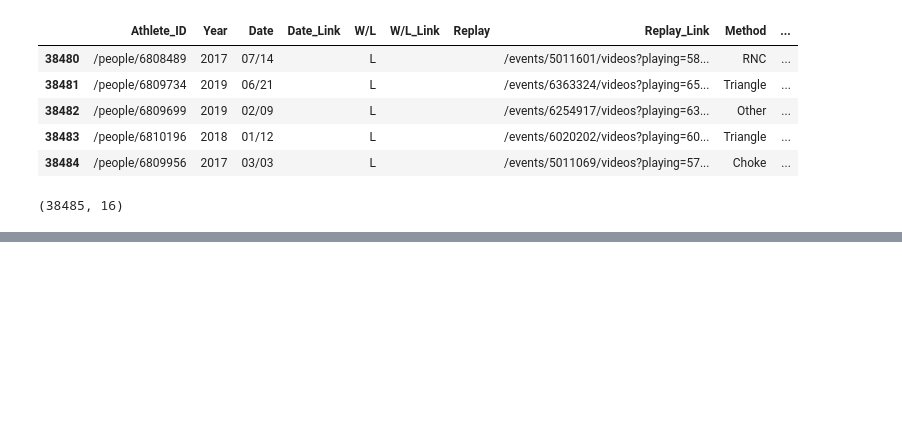
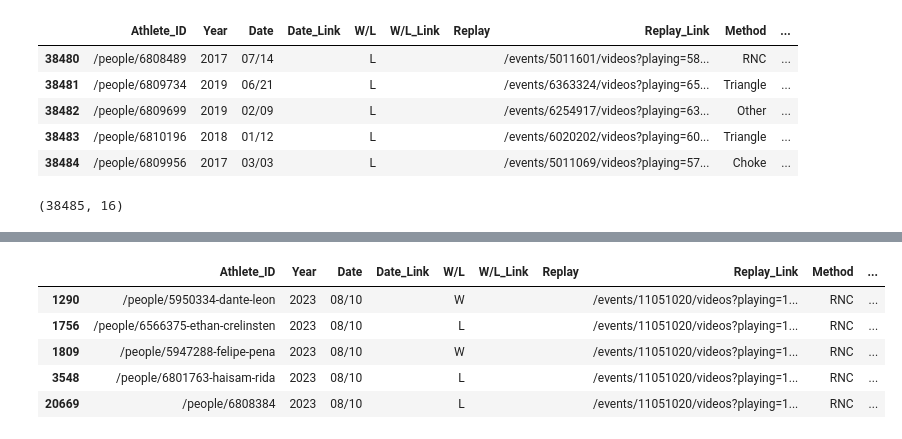
Before and after one commit to gossdante/bjj_network, a Jupyter notebook: bjj.ipynb, the cells around one changed output, grey strips where cells are left out. Saved outputs shown, nothing was run; the diff lists cells and outputs as text; code cells hidden in the pictures; blank space fills up the shorter version.

```diff
--- a/bjj.ipynb
+++ b/bjj.ipynb
@@ -494,0 +553,17 @@ con.commit()
+# %%
+# Apparently some matches were recorded as an athlete fighting themselves so lets get rid of that
+All_Matches = All_Matches[~All_Matches.apply(lambda x: x['Short_Athlete_ID'] == x['Short_Opponent_ID'], axis=1)]
+# %%
+# Drop Duplicates
+All_Matches = All_Matches.drop_duplicates()
+# %%
+# Filter the dataframe so that we have two rows for each match, 1 for the winner, and 1 for the loser
+All_Matches = All_Matches.sort_values(by=['Year','Date','Method'])
+All_Matches.tail()
+# %% [output]
+|  | Athlete_ID | Year | Date | Date_Link | W/L | W/L_Link | Replay | Replay_Link | Method | ... |
+| 1290 | /people/5950334-dante-leon | 2023 | 08/10 |  | W |  |  | /events/11051020/videos?playing=1... | RNC | ... |
+| 1756 | /people/6566375-ethan-crelinsten | 2023 | 08/10 |  | L |  |  | /events/11051020/videos?playing=1... | RNC | ... |
+| 1809 | /people/5947288-felipe-pena | 2023 | 08/10 |  | W |  |  | /events/11051020/videos?playing=1... | RNC | ... |
+| 3548 | /people/6801763-haisam-rida | 2023 | 08/10 |  | L |  |  | /events/11051020/videos?playing=1... | RNC | ... |
+| 20669 | /people/6808384 | 2023 | 08/10 |  | L |  |  | /events/11051020/videos?playing=1... | RNC | ... |
```
Also changed, not shown: parts of 13 cells of this notebook.
